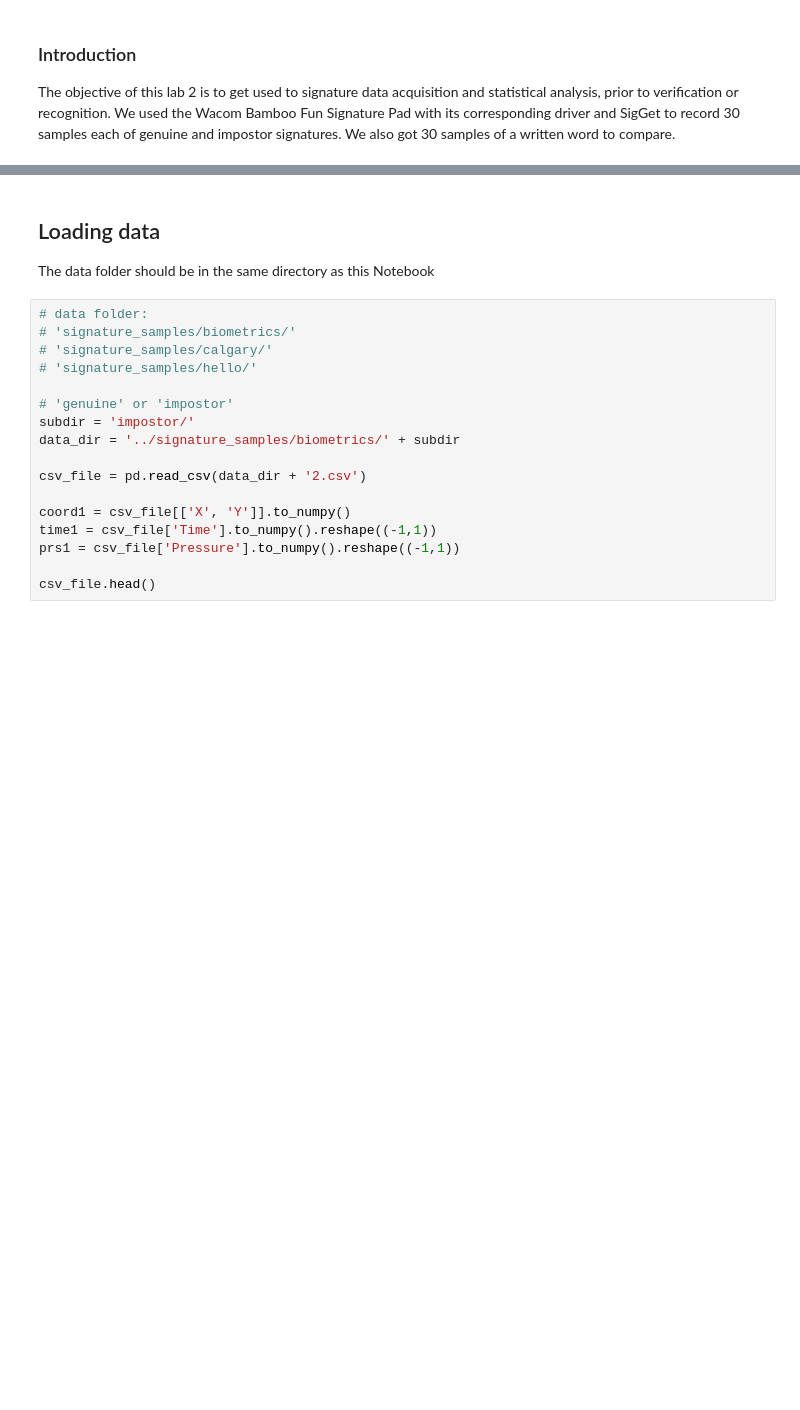
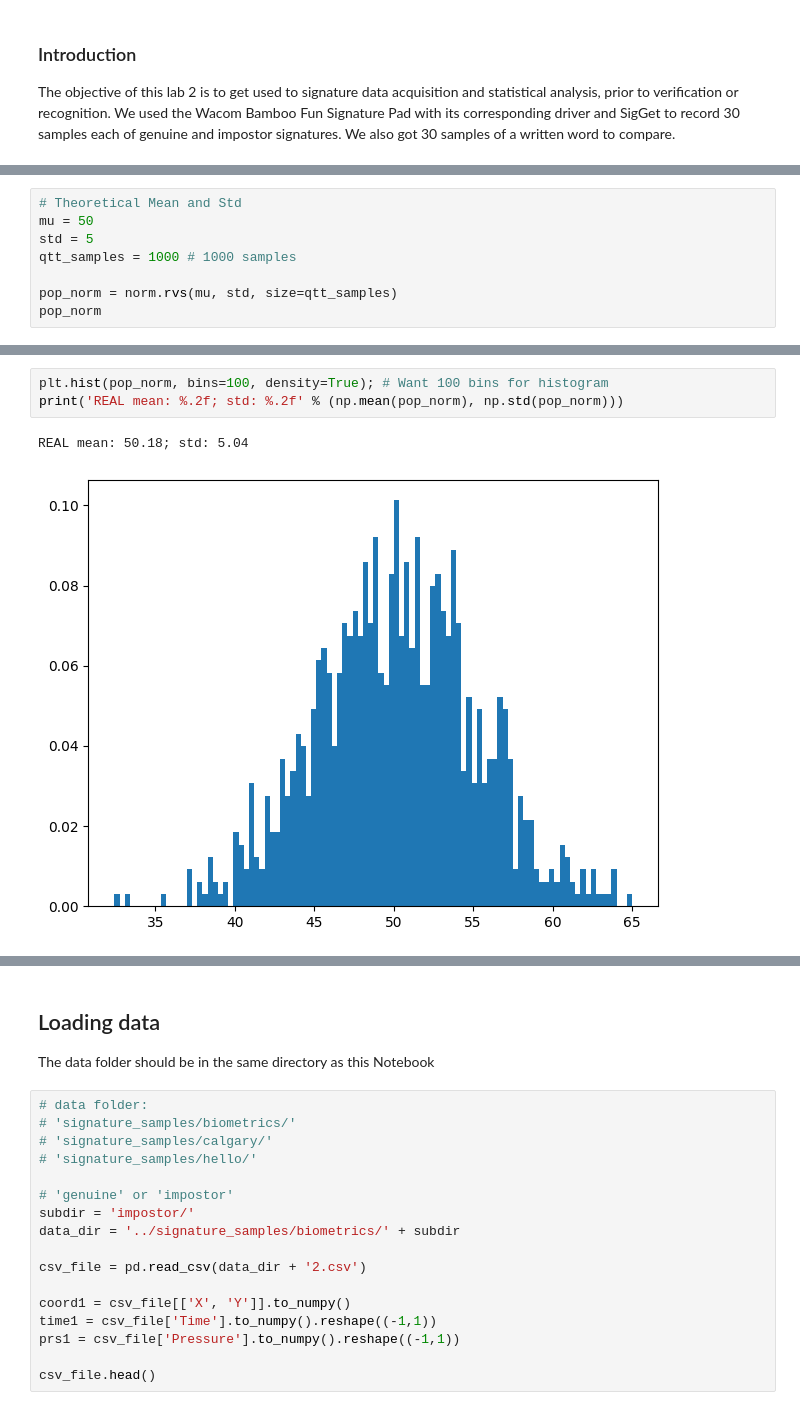
Before and after one commit to xtinatruong/encm509, a Jupyter notebook: Lab2/Lab02_2023W.ipynb, the cells around one changed output, grey strips where cells are left out. Cells and saved outputs as stored; diff of their text form; blank space fills up the shorter version.

```diff
--- a/Lab2/Lab02_2023W.ipynb
+++ b/Lab2/Lab02_2023W.ipynb
@@ -59,0 +74,8 @@ plt.plot(x, x_pdf);
+# %%
+# Theoretical Mean and Std
+mu = 50
+std = 5
+qtt_samples = 1000 # 1000 samples
+
+pop_norm = norm.rvs(mu, std, size=qtt_samples)
+pop_norm
@@ -59,0 +100,6 @@ plt.plot(x, x_pdf);
+# %%
+plt.hist(pop_norm, bins=100, density=True); # Want 100 bins for histogram
+print('REAL mean: %.2f; std: %.2f' % (np.mean(pop_norm), np.std(pop_norm)))
+# %% [output]
+REAL mean: 50.18; std: 5.04
+[figure, added]
```
Also changed, not shown: parts of 30 cells of this notebook.
